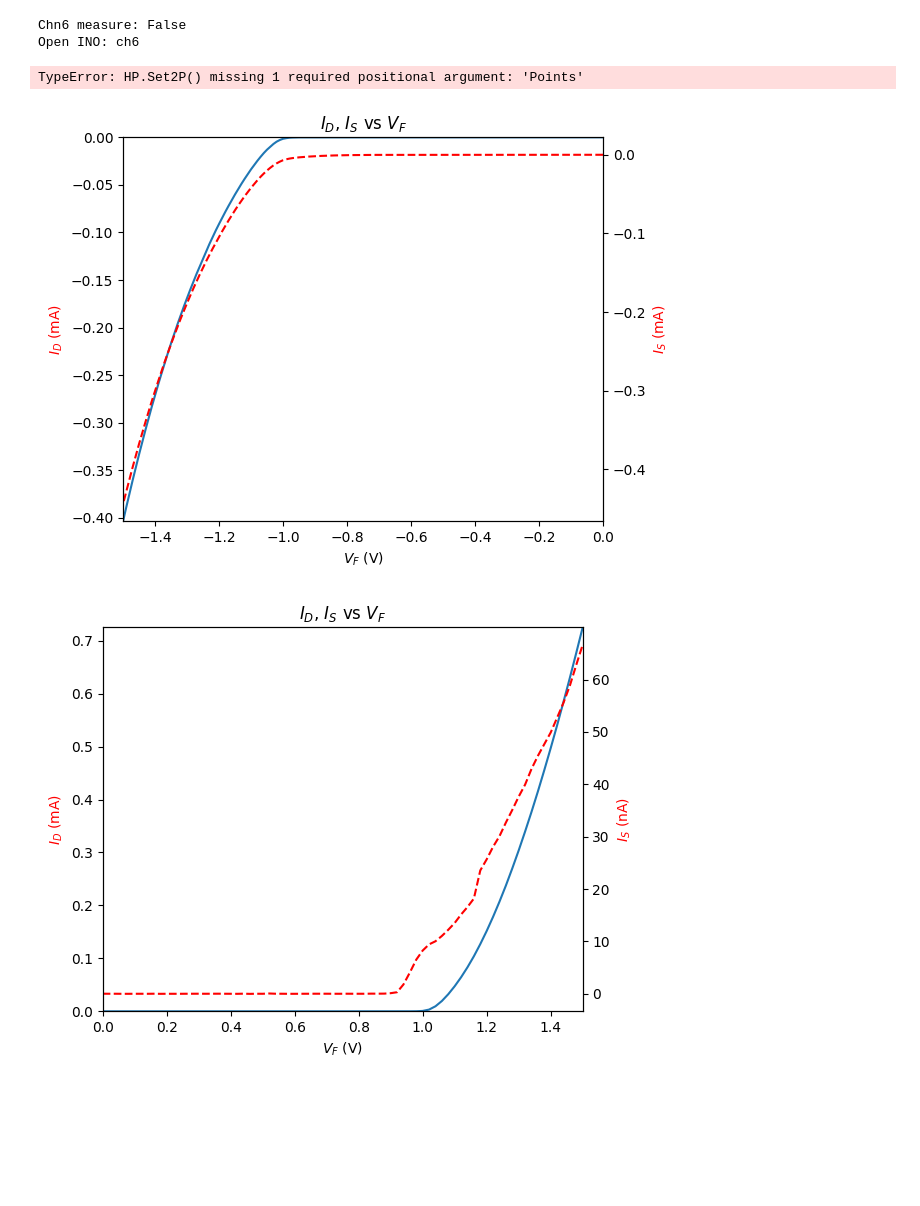
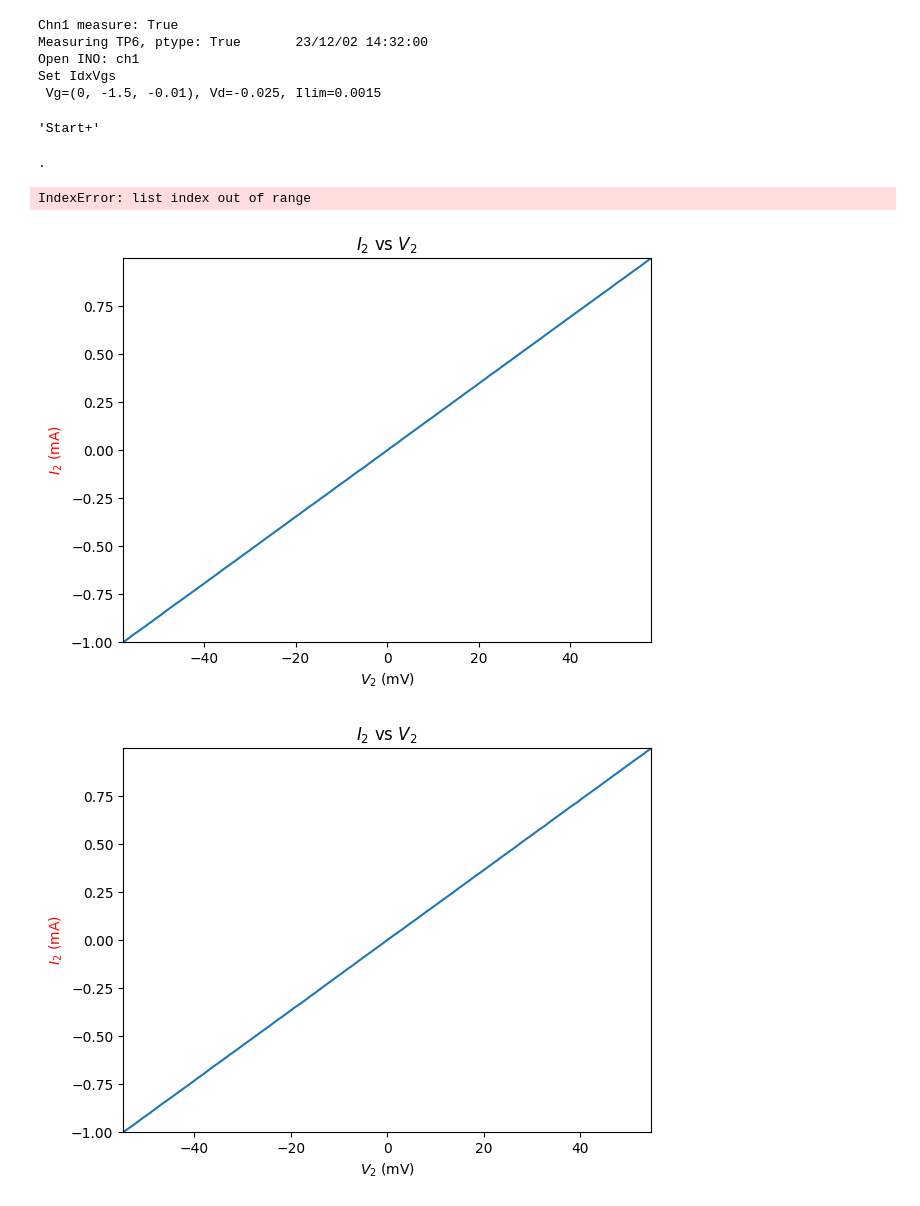
Before and after one commit to lszucchi/HPIB, a Jupyter notebook: LoopNotebook.ipynb, the cells around one changed output. Drawn from its saved outputs; the diff is of its cells as text; code cells hidden in the pictures; blank space fills up the shorter version.

```diff
--- a/LoopNotebook.ipynb
+++ b/LoopNotebook.ipynb
@@ -5,5 +5,4 @@ sys.path.append("Modules")
 from loop import *
 
 INO=Arduino('COM3')
-
-print("Ino conn")
+HP=HP4155('GPIB0::17', debug=False)
@@ -12,9 +9,9 @@ Ino conn
 # %%
-ChnSelect = [True, False, False, True, False, False]
-ChnPrefix=['TN4', '', '', 'TP9', '','']
-ptype= [False, True, True, True, True, True]
+ChnSelect = [True, False, False, False, False, False]
+ChnPrefix=['TP6', '', '', '', '','']
+ptype= [True, True, True, True, True, True]
 # %%
-for i in range(32):
+for i in range(0):
     clear_output(wait=True)
 
     progress="Waiting"
@@ -28,7 +25,7 @@ for i in range(32):
         if Chn:
             printf(f"Measuring {ChnPrefix[n]}, ptype: {ptype[n]}       {datetime.datetime.now().strftime('%y/%m/%d %H:%M:%S')}", start, True)
             INO.opench(n+1)
-            loop(ChnPrefix[n], ptype[n], start)
+            loop(HP, ChnPrefix[n], ptype[n], start)
             printf('', start, True)
 
     now=datetime.datetime.now().strftime("%y/%m/%d %H:%M:%S")
@@ -49,38 +32,52 @@ Chn6 measure: False
 # %%
-for i in range(32):
+for i in range(128):
     clear_output(wait=True)
 
-    progress="Waiting"
+    start=['+']+['_' for x in range(29)]
+    prog_bar=display('',display_id=True)
 
-    for j in range(60):
-        if datetime.datetime.now().time().minute%15 == 0: break
-        if j%2==0:
-            clear_output(wait=True)
-            print(f"Waiting {datetime.datetime.now().strftime('%H:%M')}")
-        time.sleep(30)
+    for j in range(3600):
+        if datetime.datetime.now().time().minute%10 == 2: break
+        if j%30==0:
+            progress=start[:]
+        progress[j%30]='+'
+
+        prog_bar.update(datetime.datetime.now().strftime("%H:%M")+' '+''.join(progress))
+        sleep(1)
 
     print(f"Measurement: {i+1}")
     start=datetime.datetime.now().strftime("%y%m%d %H-%M")
 
     for n, Chn in enumerate(ChnSelect):
         clear_output(wait=True)
         print(f"Chn{n+1} measure: {Chn}")
         if Chn:
             printf(f"Measuring {ChnPrefix[n]}, ptype: {ptype[n]}       {datetime.datetime.now().strftime('%y/%m/%d %H:%M:%S')}", start, True)
             INO.opench(n+1)
-            loop(ChnPrefix[n], ptype[n], start)
+            loop(HP, ChnPrefix[n], ptype[n], start)
             printf('', start, True)
 
     INO.opench(6)
-    path=f'C:/Users/Zucchi/Documents/Medidas/Rampup/{time}/short.csv'
-    HP.Set2P(-1e-6, 1e-6, 100)
+    path=f'C:/Users/Zucchi/Documents/Medidas/Rampup/{start}/short.csv'
+    clear_output(wait=True)
+    printf(f"Measuring short \n", start, True)
+    now=datetime.datetime.now().strftime("%H%M")
+    printf(f"{now} : Parameters short\n (-1e-3, 1e-3, 100 points)\n", start)
+    HP.Set2P(-1e-3, 1e-3, 100)
+    HP.Var2Name=None
+    HP.Var2=None
+    HP.SetIntTime("SHOR")
     HP.SingleSave(path)
-    Plot2P(path)
-
-    now=datetime.datetime.now().strftime("%y/%m/%d %H:%M:%S")
+    R=Plot2P(path)
+    printf(f"R={format(R, '.2f')} ohm\n", start, True)
 # %% [output]
-Chn6 measure: False
-Open INO: ch6
+Chn1 measure: True
+Measuring TP6, ptype: True       23/12/02 14:32:00
+Open INO: ch1
+Set IdxVgs
+ Vg=(0, -1.5, -0.01), Vd=-0.025, Ilim=0.0015
-TypeError: HP.Set2P() missing 1 required positional argument: 'Points'
+'Start+'
+.
+IndexError: list index out of range
-[figure, old version]
+[figure, new version]
-[figure, old version]
+[figure, new version]
```
Also changed, not shown: parts of 3 cells of this notebook, 8 other files.
